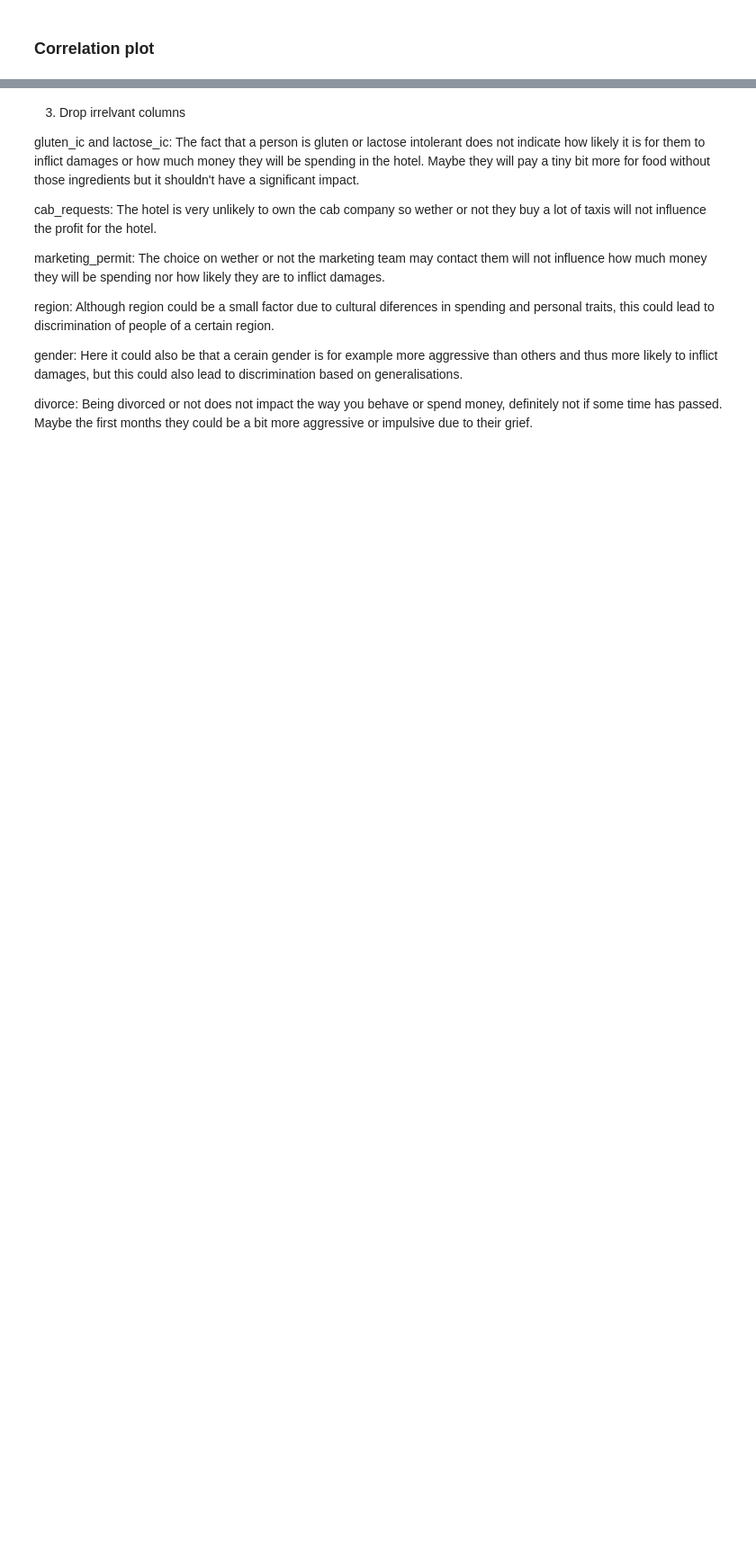
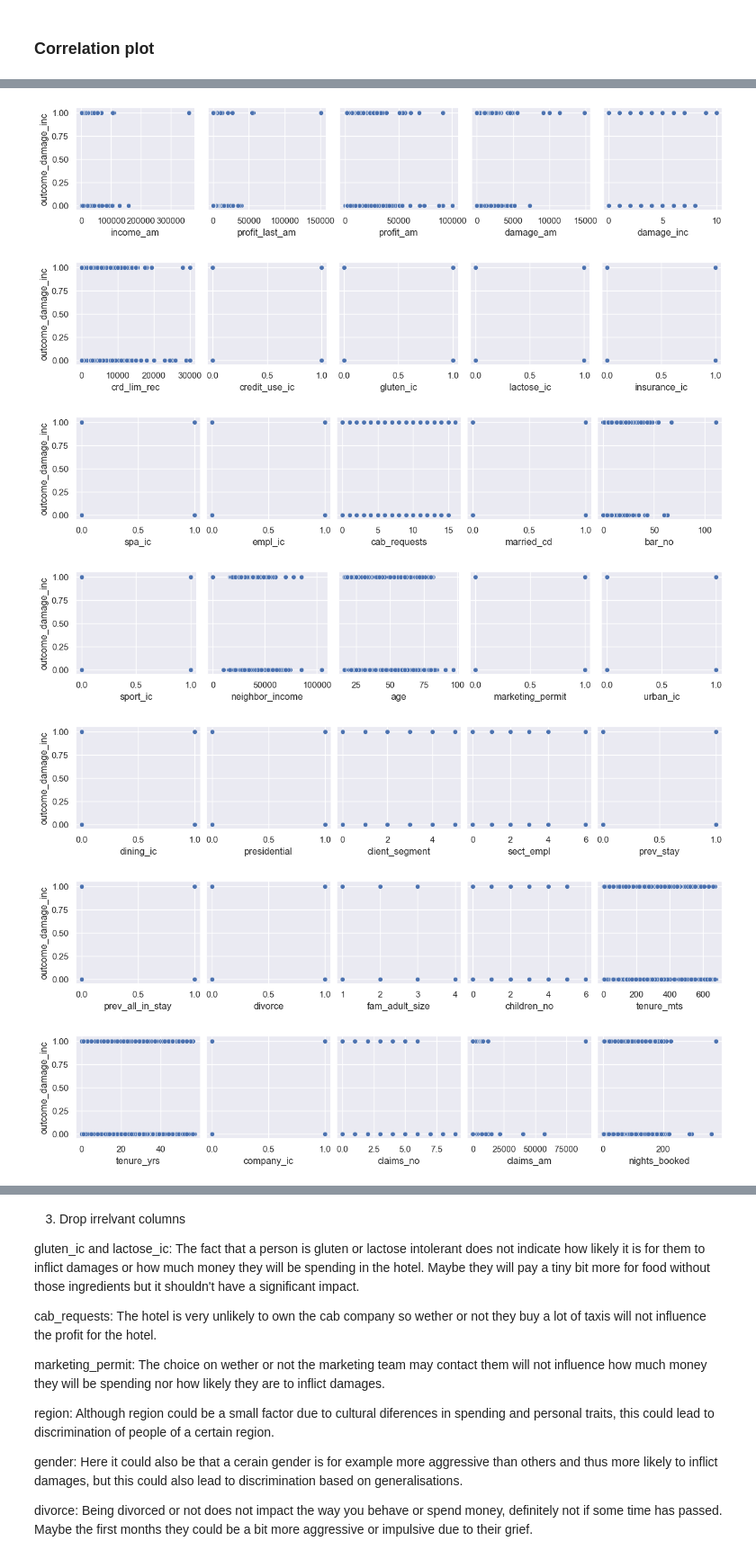
Before and after one commit to TomasHeyneman/Project-ML-, a Jupyter notebook: project.ipynb, the cells around one changed output, grey strips where cells are left out. Shown at 90% size. Cells and saved outputs as stored; diff of their text form; code cells hidden in the pictures; blank space fills up the shorter version.

```diff
--- a/project.ipynb
+++ b/project.ipynb
@@ -135,18 +291,26 @@ plt.show()
 # %%
-# sns.set()
-# features = train.copy()
-# features = features.drop(["outcome_damage_inc"], 1)
-# xvars = features.columns
-# sns.pairplot(train, y_vars=['outcome_damage_inc'], x_vars=(xvars[0:5]))
-# sns.pairplot(train, y_vars=['outcome_damage_inc'], x_vars=(xvars[5:10]))
-# sns.pairplot(train, y_vars=['outcome_damage_inc'], x_vars=(xvars[10:15]))
-# sns.pairplot(train, y_vars=['outcome_damage_inc'], x_vars=(xvars[15:20]))
-# sns.pairplot(train, y_vars=['outcome_damage_inc'], x_vars=(xvars[20:25]))
-# sns.pairplot(train, y_vars=['outcome_damage_inc'], x_vars=(xvars[25:30]))
-# sns.pairplot(train, y_vars=['outcome_damage_inc'], x_vars=(xvars[30:35]))
-# sns.pairplot(train, y_vars=['outcome_damage_inc'], x_vars=(xvars[35:40]))
-# sns.pairplot(train, y_vars=['outcome_damage_inc'], x_vars=(xvars[40:45]))
-# sns.pairplot(train, y_vars=['outcome_damage_inc'], x_vars=(xvars[45:50]))
-# sns.pairplot(train, y_vars=['outcome_damage_inc'], x_vars=(xvars[50:53]))
+sns.set()
+features = train.copy()
+features = features.drop(["outcome_damage_inc"], 1)
+xvars = features.columns
+sns.pairplot(train, y_vars=['outcome_damage_inc'], x_vars=(xvars[0:5]))
+sns.pairplot(train, y_vars=['outcome_damage_inc'], x_vars=(xvars[5:10]))
+sns.pairplot(train, y_vars=['outcome_damage_inc'], x_vars=(xvars[10:15]))
+sns.pairplot(train, y_vars=['outcome_damage_inc'], x_vars=(xvars[15:20]))
+sns.pairplot(train, y_vars=['outcome_damage_inc'], x_vars=(xvars[20:25]))
+sns.pairplot(train, y_vars=['outcome_damage_inc'], x_vars=(xvars[25:30]))
+sns.pairplot(train, y_vars=['outcome_damage_inc'], x_vars=(xvars[30:35]))
+sns.pairplot(train, y_vars=['outcome_damage_inc'], x_vars=(xvars[35:40]))
+sns.pairplot(train, y_vars=['outcome_damage_inc'], x_vars=(xvars[40:45]))
+sns.pairplot(train, y_vars=['outcome_damage_inc'], x_vars=(xvars[45:50]))
+sns.pairplot(train, y_vars=['outcome_damage_inc'], x_vars=(xvars[50:53]))
 
-# plt.show()
+plt.show()
+# %% [output]
+[figure, added]
+[figure, added]
+[figure, added]
+[figure, added]
+[figure, added]
+[figure, added]
+[figure, added]
```
Also changed, not shown: parts of 115 cells of this notebook.
